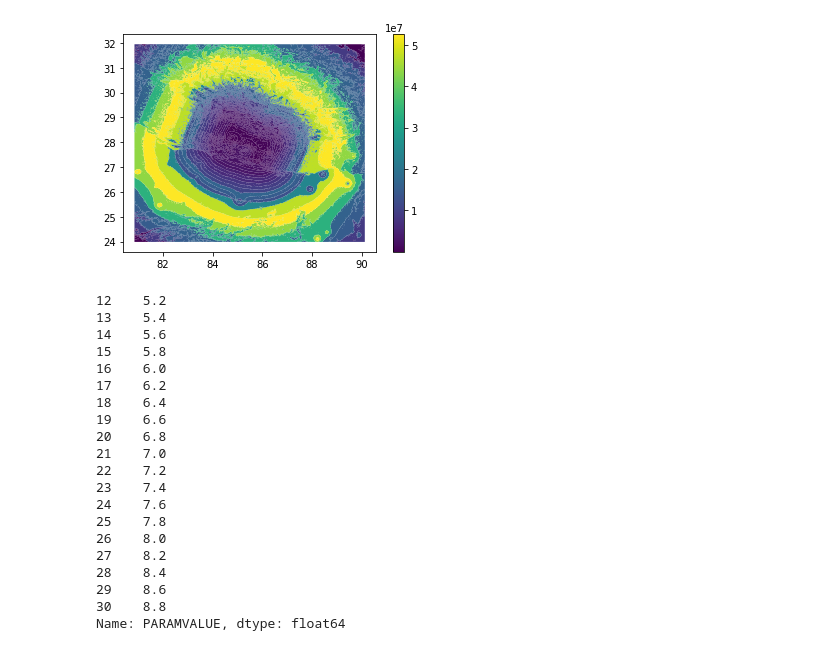
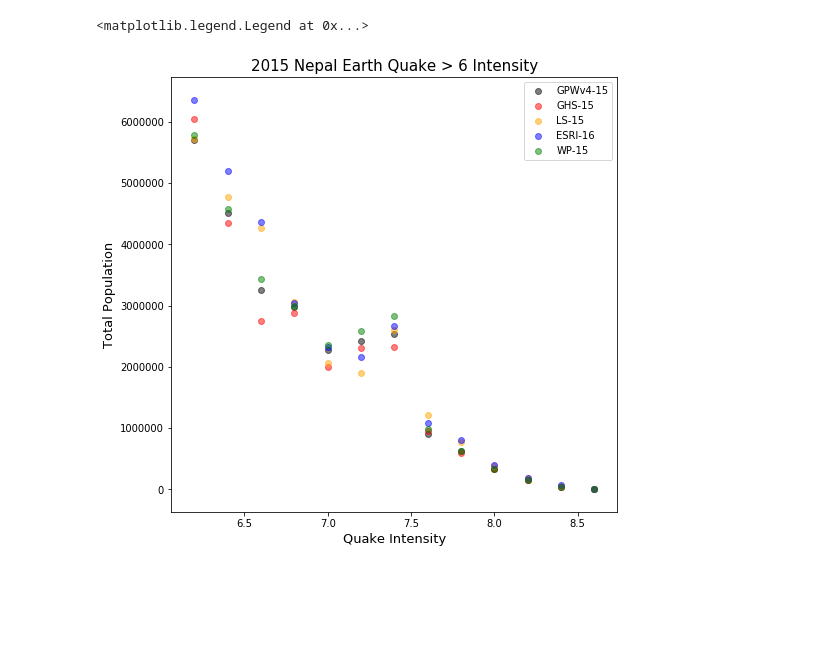
Before and after one commit to cascadet/PopGridCompare-ms, a Jupyter notebook: notebooks/cpt_Quake.ipynb, the cells around one changed output. Drawn from its saved outputs; the diff is of its cells as text; code cells hidden in the pictures; blank space fills up the shorter version.

```diff
--- a/notebooks/cpt_Quake.ipynb
+++ b/notebooks/cpt_Quake.ipynb
@@ -49,4 +47,0 @@ DATA_PATH = '../data/'
-# %%
-#### Run on Quake Intensity Contours from USGS
-polys_fn = DATA_PATH+'raw/USGS_Data/shape/mi.shp'
-polys = gpd.read_file(polys_fn)
@@ -103,33 +99,30 @@ polys_sum.to_file(DATA_PATH+'/interim/quake_pop.shp')
-# %%
-fig, ax = plt.subplots(1, 1)
-
-polys_sum[polys_sum['PARAMVALUE'] < 8.8].plot(column='GHS15_sum', ax=ax, legend=True);
-# %% [output]
-[figure, removed]
-# %%
-x_data = polys_sum[polys_sum['PARAMVALUE'] > 5]['PARAMVALUE']
-
-x_data
-# %% [output]
-12    5.2
-13    5.4
-14    5.6
-15    5.8
-16    6.0
-17    6.2
-18    6.4
-19    6.6
-20    6.8
-21    7.0
-22    7.2
-23    7.4
-24    7.6
-25    7.8
-26    8.0
-27    8.2
-28    8.4
-29    8.6
-30    8.8
-Name: PARAMVALUE, dtype: float64
+# %%
+#### plot it Nepal
+data = nepal_polys_sum[nepal_polys_sum['PARAMVALUE'] > 6]
+title = '2015 Nepal Earth Quake > 6 Intensity'
+
+fig, axs = plt.subplots(1, 1, figsize = (8, 8), sharex=True)
+ws = 0.25
+fig.subplots_adjust(wspace=ws)
+
+axs.scatter(data['PARAMVALUE'], data['GPWv4_sum'], color = 'black', alpha = 0.5)
+axs.scatter(data['PARAMVALUE'], data['GHS15_sum'], color = 'red', alpha = 0.5)
+axs.scatter(data['PARAMVALUE'], data['LS15_sum'], color = 'orange', alpha = 0.5)
+axs.scatter(data['PARAMVALUE'], data['ESRI16_sum'], color = 'blue', alpha = 0.5)
+axs.scatter(data['PARAMVALUE'], data['WP16_sum'], color = 'green', alpha = 0.5)
+
+axs.set_title(title, size = 15 )
+axs.set_xlabel('Quake Intensity', fontsize = 13)
+axs.set_ylabel('Total Population', fontsize = 13)
+#plt.ylim([100,10000000])
+
+plt.yscale('linear')
+axs.ticklabel_format(useOffset=False, style = 'plain')
+
+labels = ['GPWv4-15','GHS-15', 'LS-15', 'ESRI-16', 'WP-15']
+plt.legend(labels)
+# %% [output]
+<matplotlib.legend.Legend at 0x...>
+[figure, added]
 # %%
 #### plot it
```
Also changed, not shown: parts of 26 cells of this notebook.
